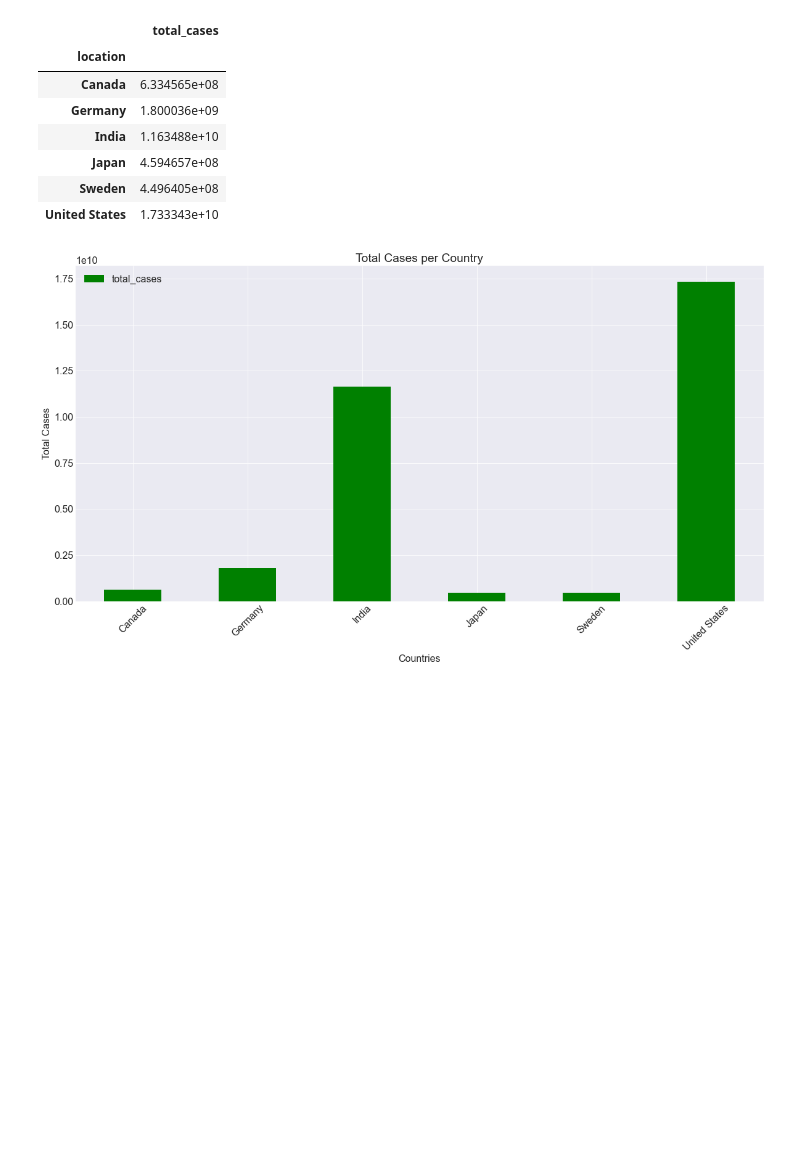
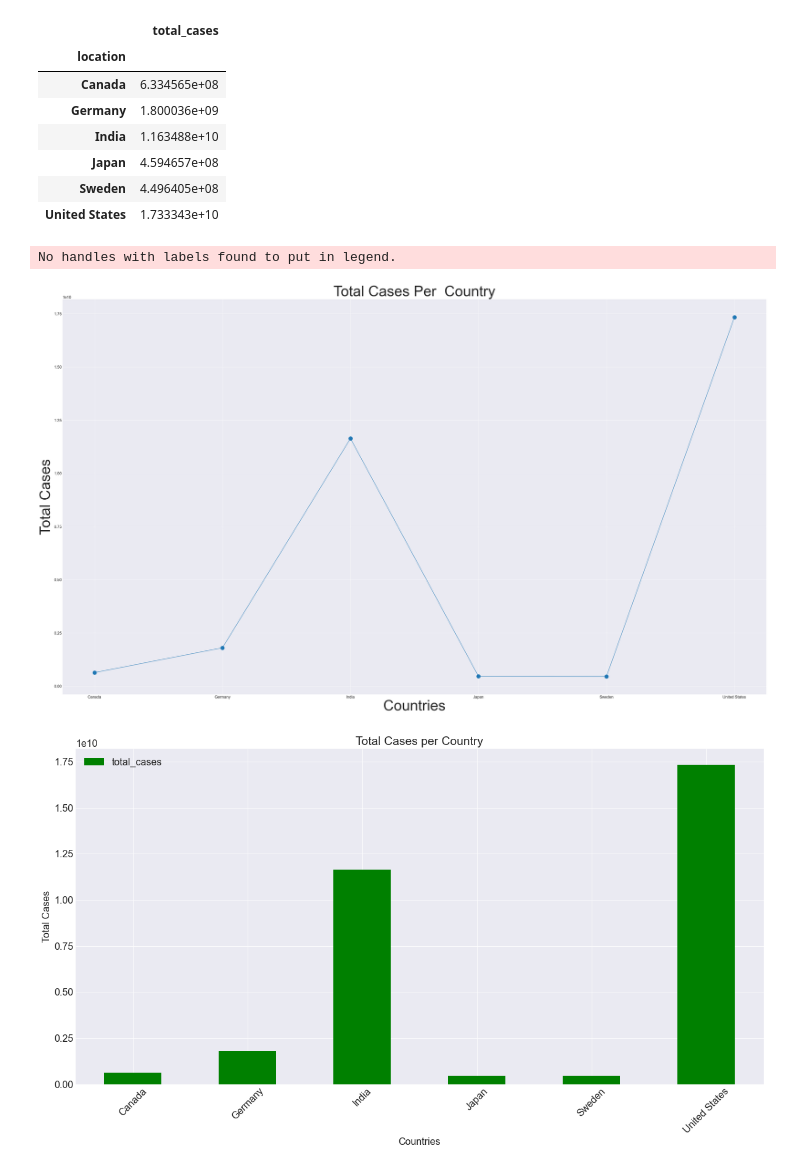
Before and after one commit to ranusuri/Team-A-Project-1, a Jupyter notebook: Setordji_Abotsi/Covid_Data_Analysis.1.ipynb, the cells around one changed output. Cells and saved outputs as stored; diff of their text form; code cells hidden in the pictures; blank space fills up the shorter version.

```diff
--- a/Setordji_Abotsi/Covid_Data_Analysis.1.ipynb
+++ b/Setordji_Abotsi/Covid_Data_Analysis.1.ipynb
@@ -207,4 +207,17 @@ group_six_cases_df
 | Japan | 4.594657e+08 |
 | Sweden | 4.496405e+08 |
 | United States | 1.733343e+10 |
+# %%
+# Plotting line graph of total Covid cases per country
+plt.plot(group_six_cases_df[["total_cases"]], marker = 'o')
+plt.title('Total Cases Per  Country', fontsize=60)
+plt.xlabel('Countries', fontsize=60)
+plt.ylabel('Total Cases', fontsize=60)
+plt.legend()
+plt.grid(True)
+plt.savefig("Cases_by_Countries1.png")
+plt.show()
+# %% [output]
+No handles with labels found to put in legend.
+[figure, added]
 # %%
```
Also changed, not shown: parts of 16 cells of this notebook, 15 other files.
